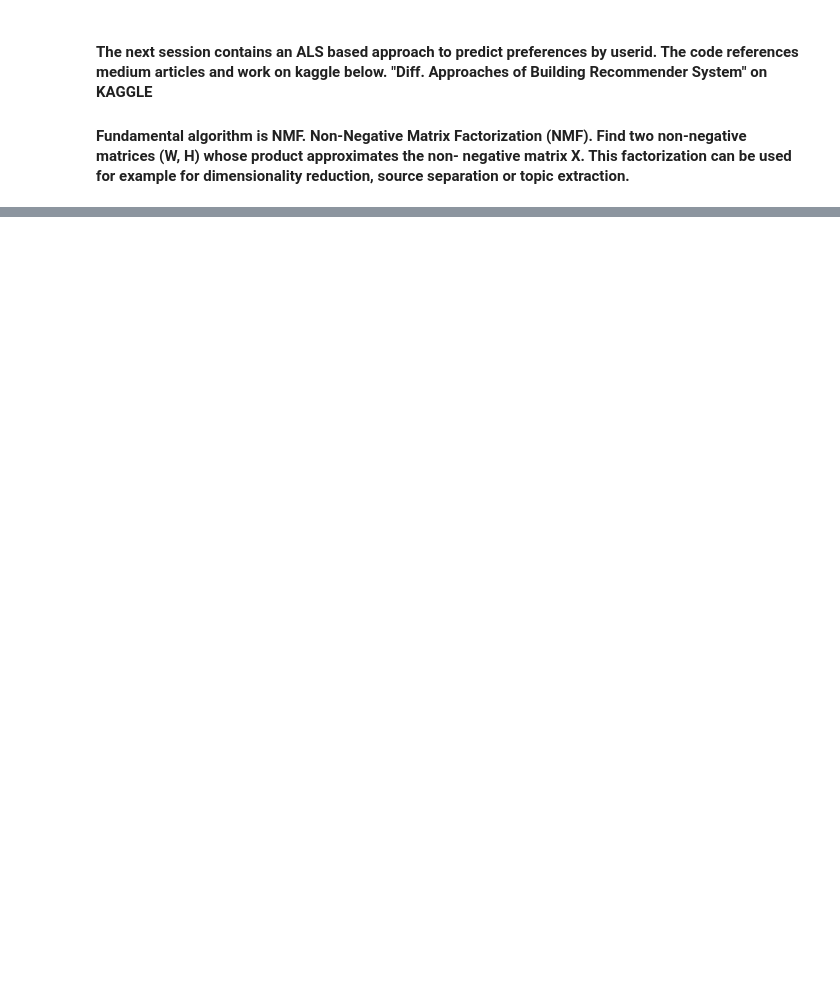
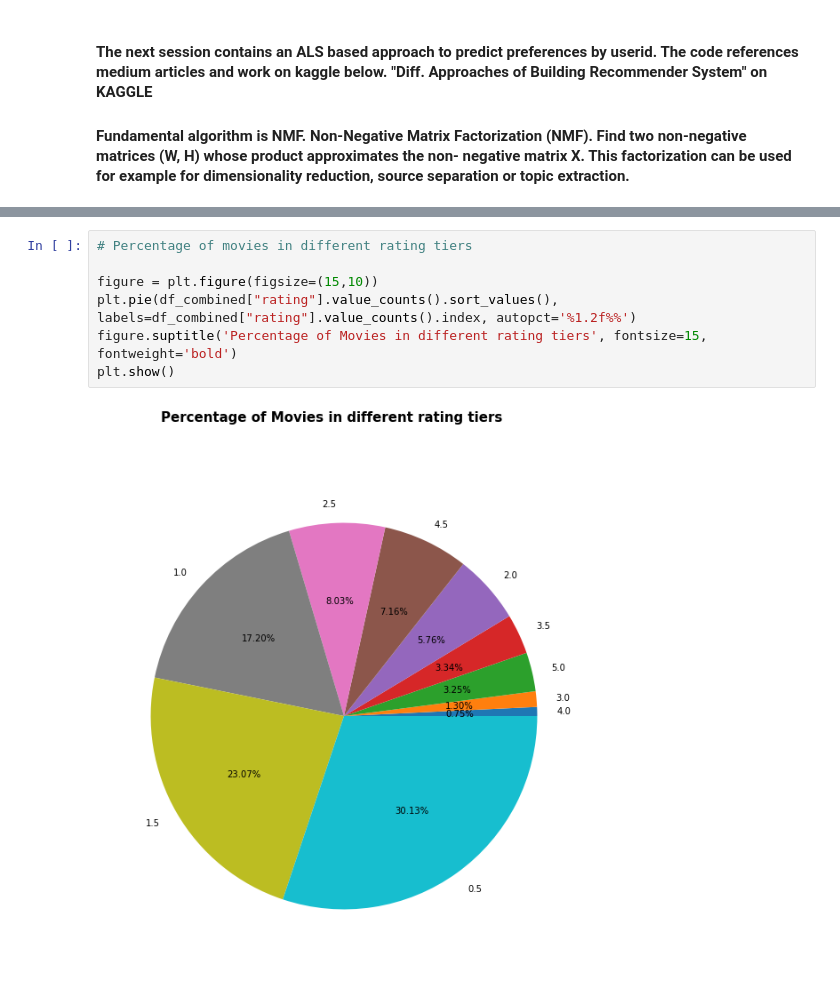
Before and after one commit to Sinthushan-bootcamp/MovieRecommendation, a Jupyter notebook: Group_3_Project_3_Movie_Recommendation.ipynb, the cells around one changed output, grey strips where cells are left out. Drawn from its saved outputs; the diff is of its cells as text; blank space fills up the shorter version.

```diff
--- a/Group_3_Project_3_Movie_Recommendation.ipynb
+++ b/Group_3_Project_3_Movie_Recommendation.ipynb
@@ -570,0 +567,9 @@ sns.lineplot(data=Ratings_Hist,x='movieId',y='Frequency')
+# %%
+# Percentage of movies in different rating tiers
+
+figure = plt.figure(figsize=(15,10))
+plt.pie(df_combined["rating"].value_counts().sort_values(), labels=df_combined["rating"].value_counts().index, autopct='%1.2f%%')
+figure.suptitle('Percentage of Movies in different rating tiers', fontsize=15, fontweight='bold')
+plt.show()
+# %% [output]
+[figure, added]
```
Also changed, not shown: parts of 23 cells of this notebook, 4 other files.
